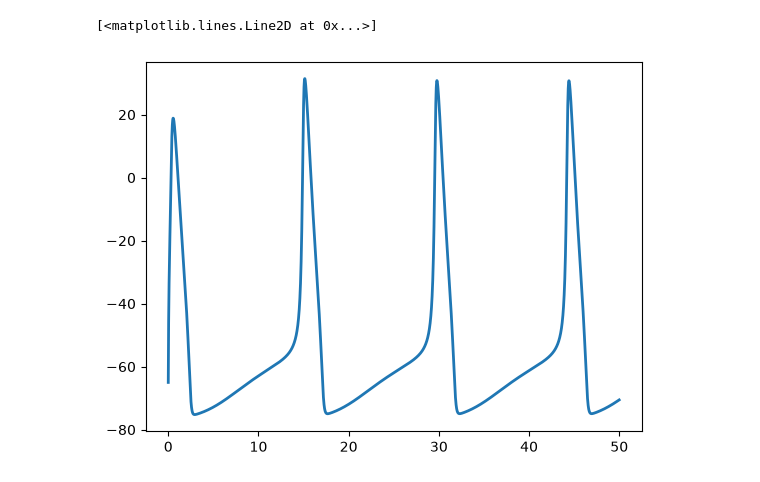
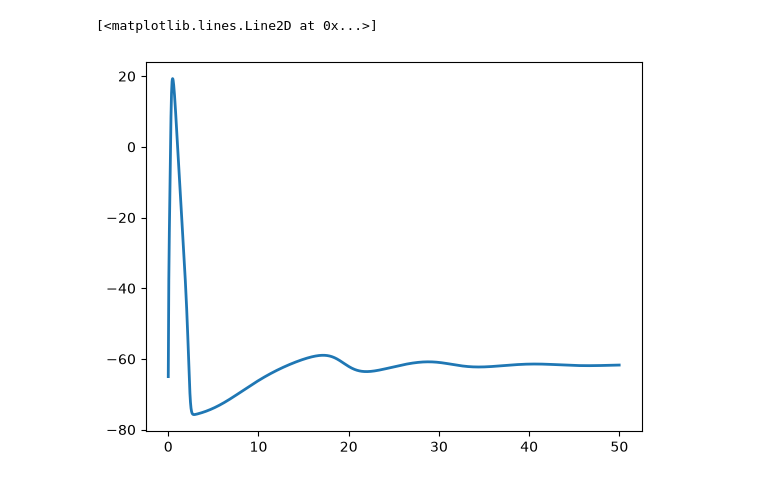
Before and after one commit to Isomorphic13/neuronensimulation, a Jupyter notebook: notebooks/hodgkins_huxley_gleichungssystem.ipynb, the cells around one changed output. Cells and saved outputs as stored; diff of their text form; code cells hidden in the pictures.

```diff
--- a/notebooks/hodgkins_huxley_gleichungssystem.ipynb
+++ b/notebooks/hodgkins_huxley_gleichungssystem.ipynb
@@ -6,8 +6,13 @@ import numpy as np
 x = np.array([0.6, 0.5, 0.4])
 tuple_of_constants = (1, 36, 120, 0.3, -77, 50, -54.387)
 
-v = euler_method(x, 0, 50, 0.01, -65, 10, tuple_of_constants )
-t = t_points = np.arange(0, 50, 0.01)
-plt.plot(t,v, linewidth=2)
+t_a = 0
+t_b = 50
+dt = 0.03
+V_0 = -65
+I = 5
+v = euler_method(x, t_a, t_b, dt, V_0, I, tuple_of_constants )
+tpoints = np.arange(0, 50, dt)
+plt.plot(tpoints,v, linewidth=2)
 # %% [output]
 [<matplotlib.lines.Line2D at 0x...>]
@@ -15,14 +20,14 @@ plt.plot(t,v, linewidth=2)
 # %%
 from logic.ode_solver_runge_kutta import runge_kutta_method
 import matplotlib.pyplot as plt
 import numpy as np
 
 x = np.array([0.6, 0.5, 0.4])
 tuple_of_constants = (1, 36, 120, 0.3, -77, 50, -54.387)
 
-v = euler_method(x, 0, 50, 0.01, -65, 10, tuple_of_constants )
-t = t_points = np.arange(0, 50, 0.01)
-plt.plot(t,v, linewidth=2)
+
+v = euler_method(x, t_a, t_b, dt, V_0, I, tuple_of_constants )
+plt.plot(tpoints,v, linewidth=2)
 # %% [output]
 [<matplotlib.lines.Line2D at 0x...>]
-[figure, old version]
+[figure, new version]
```
Also changed, not shown: parts of 3 cells of this notebook, 4 other files.
